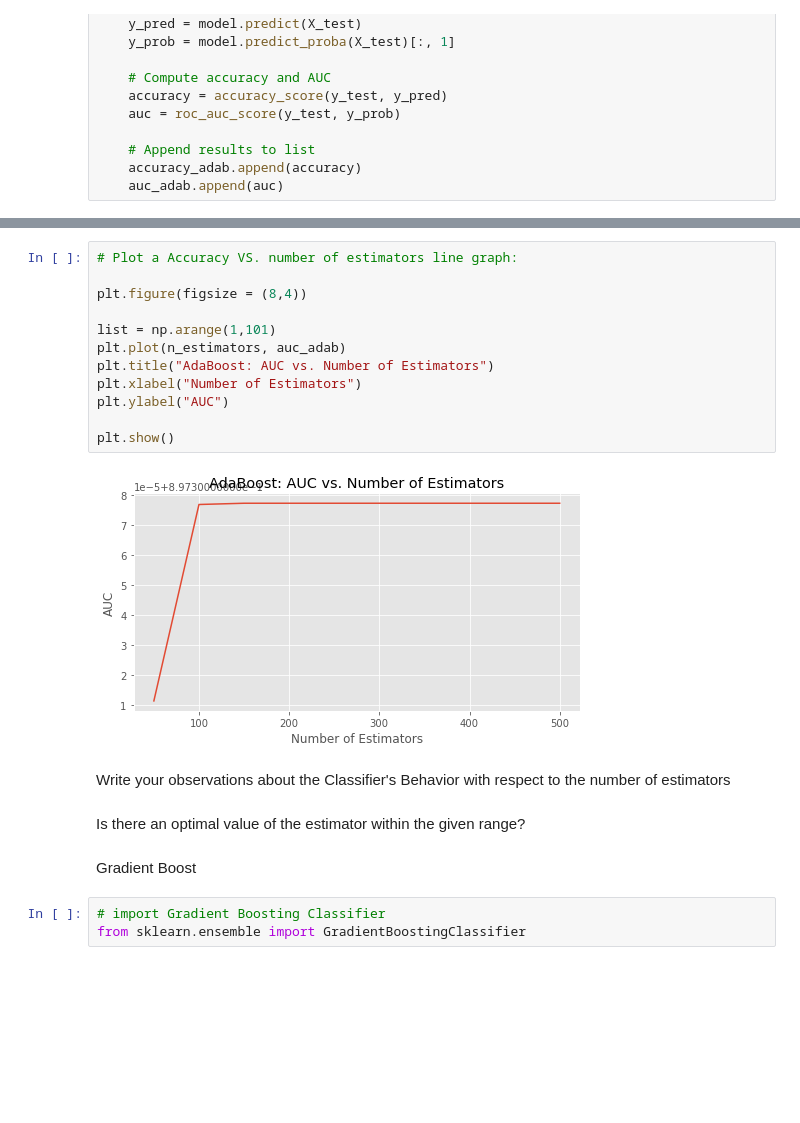
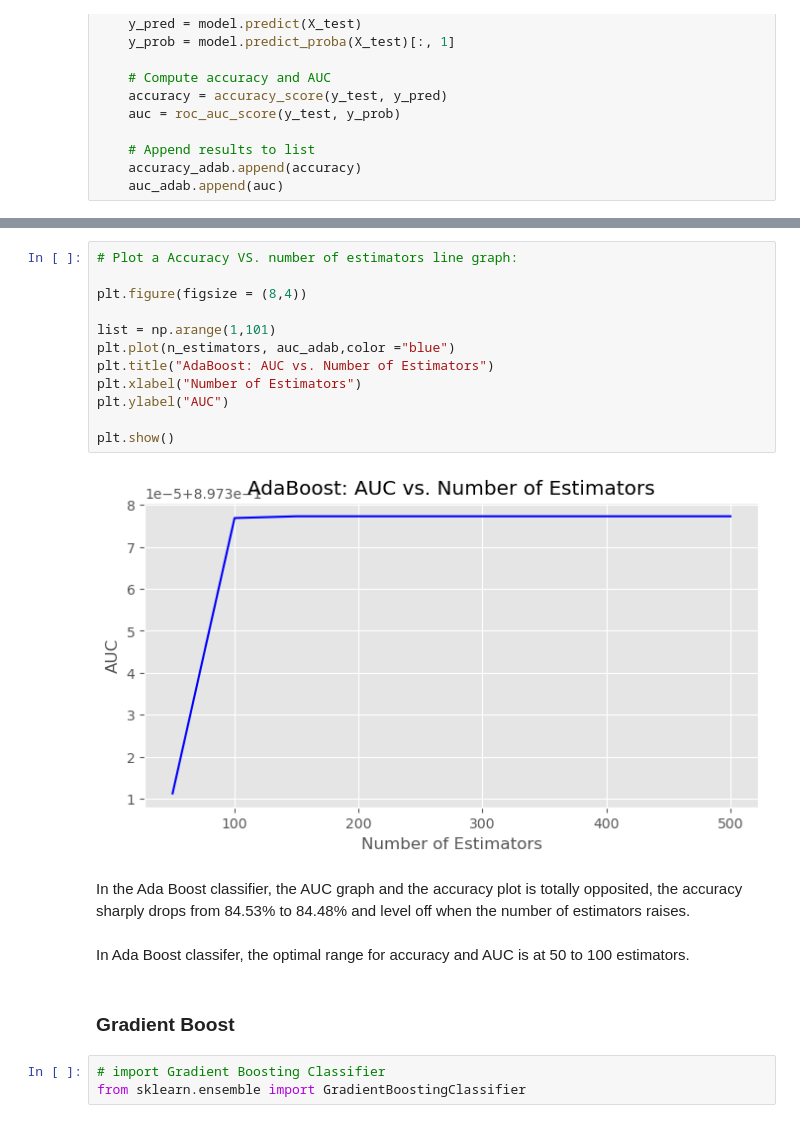
Before and after one commit to elstan-tmk/ML-assignments, a Jupyter notebook: CA-04_Ensemble_Models/CA-04_Ensemble_Models.ipynb, the cells around one changed output, grey strips where cells are left out. Drawn from its saved outputs; the diff is of its cells as text; blank space fills up the shorter version.

```diff
--- a/CA-04_Ensemble_Models/CA-04_Ensemble_Models.ipynb
+++ b/CA-04_Ensemble_Models/CA-04_Ensemble_Models.ipynb
@@ -433,23 +434,23 @@ plt.show()
 # %%
 # Plot a Accuracy VS. number of estimators line graph:
 
 plt.figure(figsize = (8,4))
 
 list = np.arange(1,101)
-plt.plot(n_estimators, auc_adab)
+plt.plot(n_estimators, auc_adab,color ="blue")
 plt.title("AdaBoost: AUC vs. Number of Estimators")
 plt.xlabel("Number of Estimators")
 plt.ylabel("AUC")
 
 plt.show()
 # %% [output]
-[figure, old version]
+[figure, new version]
 # %% [markdown]
-Write your observations about the Classifier's Behavior with respect to the number of estimators
+In the Ada Boost classifier, the AUC graph and the accuracy plot is totally opposited, the accuracy sharply drops from 84.53% to 84.48% and level off when the number of estimators raises.
 # %% [markdown]
-Is there an optimal value of the estimator within the given range?
+In Ada Boost classifer, the optimal range for accuracy and AUC is at 50 to 100 estimators.
 # %% [markdown]
-Gradient Boost
+### Gradient Boost
 # %%
 # import Gradient Boosting Classifier
 from sklearn.ensemble import GradientBoostingClassifier
```
Also changed, not shown: parts of 23 cells of this notebook.
